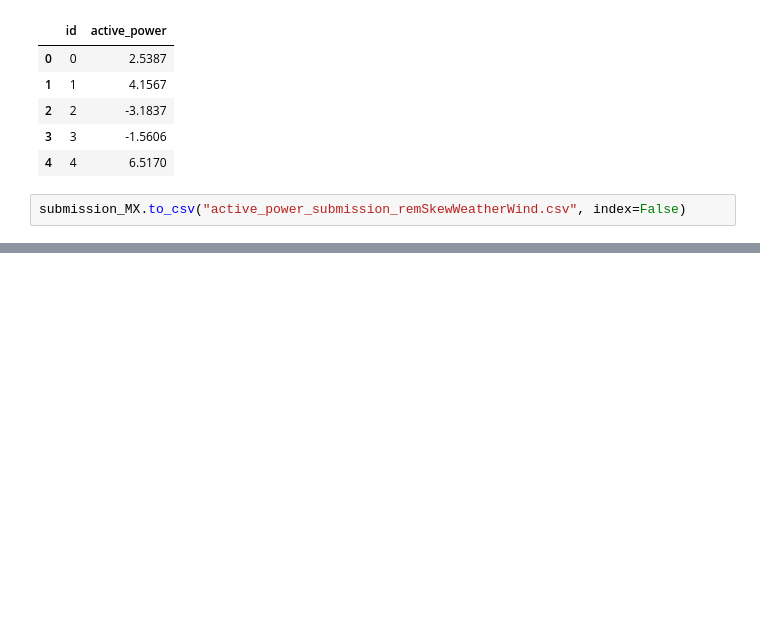
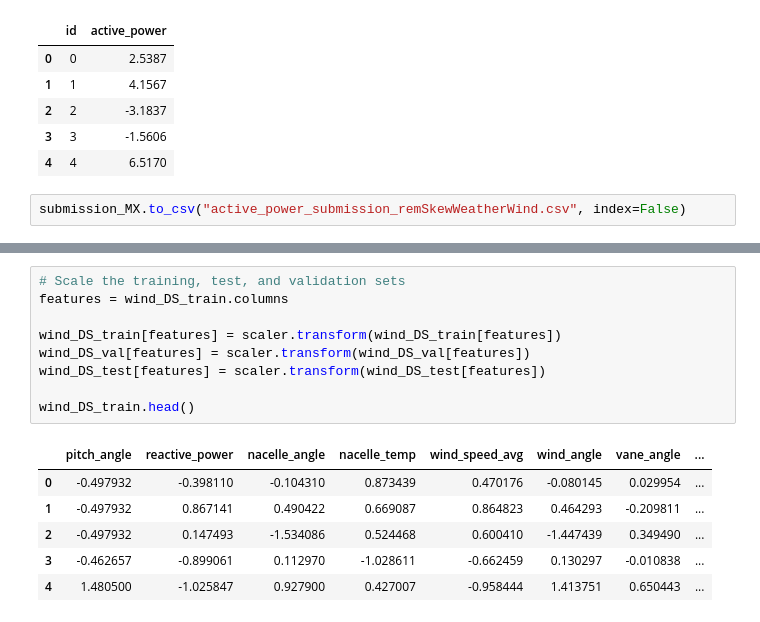
Before and after one commit to madhumitafilos/Collab, a Jupyter notebook: Feature_Engineering.ipynb, the cells around one changed output, grey strips where cells are left out. Drawn from its saved outputs; the diff is of its cells as text; blank space fills up the shorter version.

```diff
--- a/Feature_Engineering.ipynb
+++ b/Feature_Engineering.ipynb
@@ -501,0 +571,16 @@ submission_MX.to_csv("active_power_submission_remSkewWeatherWind.csv", index=Fal
+# %%
+# Scale the training, test, and validation sets
+features = wind_DS_train.columns
+
+wind_DS_train[features] = scaler.transform(wind_DS_train[features])
+wind_DS_val[features] = scaler.transform(wind_DS_val[features])
+wind_DS_test[features] = scaler.transform(wind_DS_test[features])
+
+wind_DS_train.head()
+# %% [output]
+|  | pitch_angle | reactive_power | nacelle_angle | nacelle_temp | wind_speed_avg | wind_angle | vane_angle | ... |
+| 0 | -0.497932 | -0.398110 | -0.104310 | 0.873439 | 0.470176 | -0.080145 | 0.029954 | ... |
+| 1 | -0.497932 | 0.867141 | 0.490422 | 0.669087 | 0.864823 | 0.464293 | -0.209811 | ... |
+| 2 | -0.497932 | 0.147493 | -1.534086 | 0.524468 | 0.600410 | -1.447439 | 0.349490 | ... |
+| 3 | -0.462657 | -0.899061 | 0.112970 | -1.028611 | -0.662459 | 0.130297 | -0.010838 | ... |
+| 4 | 1.480500 | -1.025847 | 0.927900 | 0.427007 | -0.958444 | 1.413751 | 0.650443 | ... |
```
Also changed, not shown: parts of 11 cells of this notebook.
